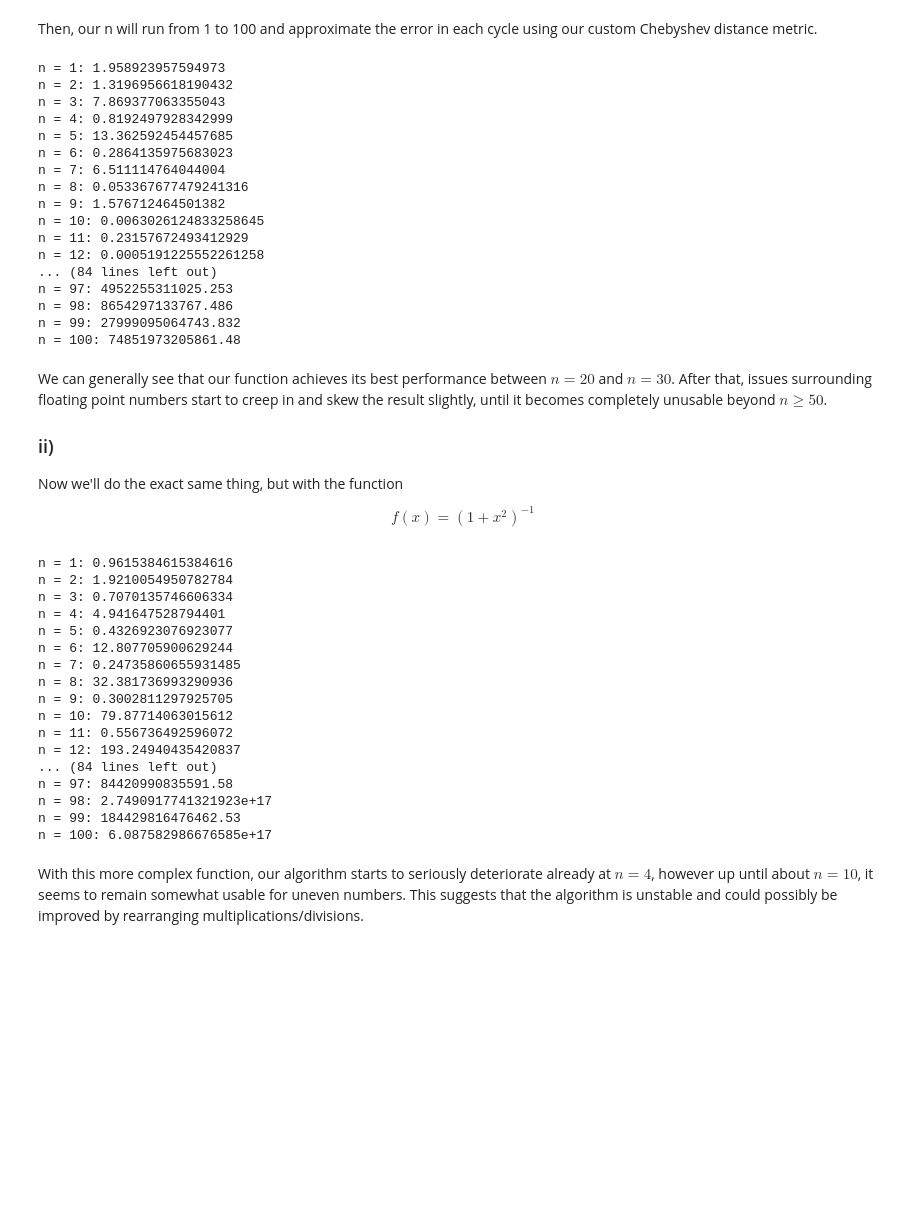
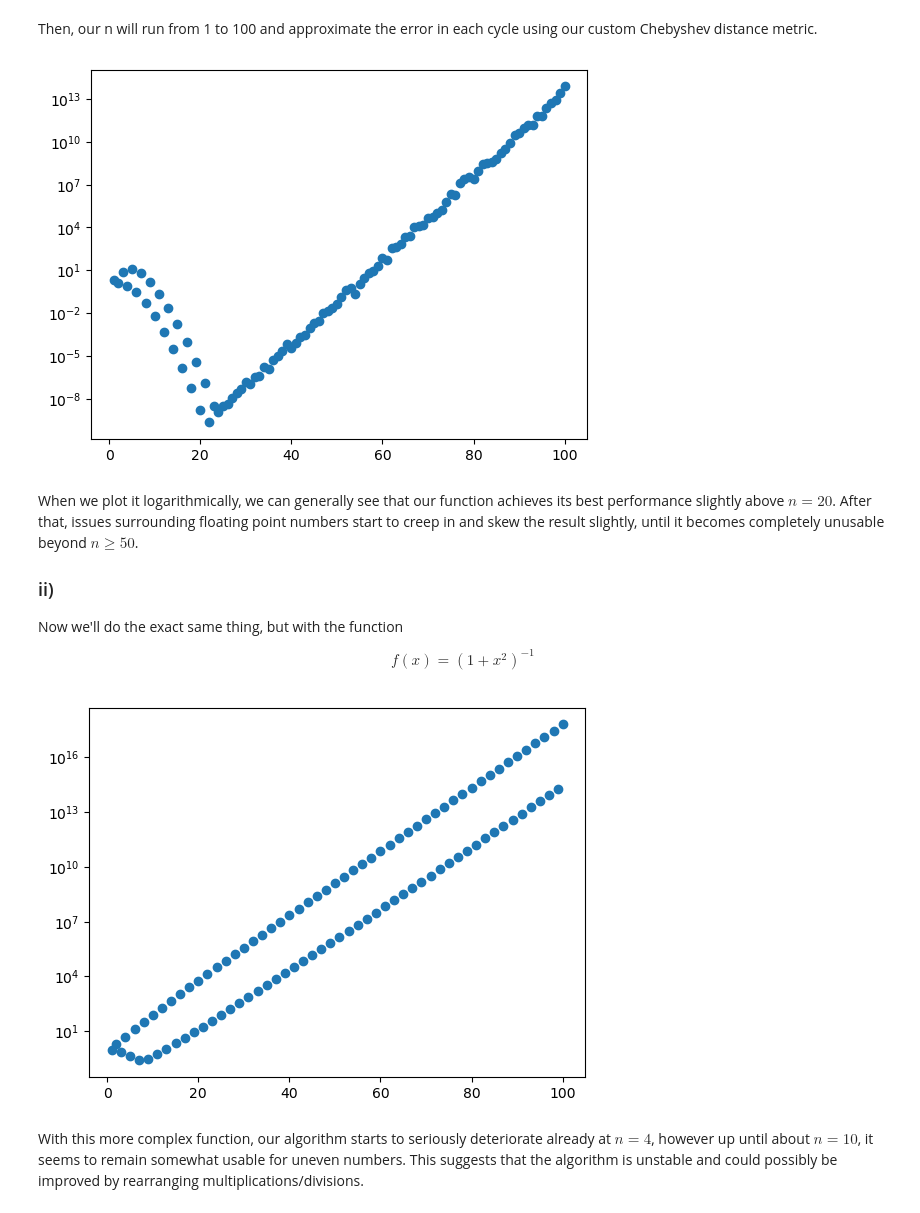
Before and after one commit to mathiashusted/CoMa2, a Jupyter notebook: Assignment3/Assignment 3.ipynb, the cells around one changed output. Saved outputs shown, nothing was run; the diff lists cells and outputs as text; code cells hidden in the pictures; blank space fills up the shorter version.

Commit message:
Plots

```diff
--- a/Assignment3/Assignment 3.ipynb
+++ b/Assignment3/Assignment 3.ipynb
@@ -74,32 +74,21 @@ def chebyshev(a, b, func, x_nodes):
 Then, our n will run from 1 to 100 and approximate the error in each cycle using our custom Chebyshev distance metric.
 # %%
 def run_ns(func):
+    output = []
     for n in range(1,101):
         x_nodes = generate_interval(a, b, n)
         max = chebyshev(a, b, func, x_nodes)
-        print(f"n = {n}: {max}")
+        output.append(max)
+    return output
 
-run_ns(sin)
+data = run_ns(sin)
+
+plt.scatter(range(1,101), data)
+plt.yscale("log")
 # %% [output]
-n = 1: 1.958923957594973
-n = 2: 1.3196956618190432
-n = 3: 7.869377063355043
-n = 4: 0.8192497928342999
-n = 5: 13.362592454457685
-n = 6: 0.2864135975683023
-n = 7: 6.511114764044004
-n = 8: 0.053367677479241316
-n = 9: 1.576712464501382
-n = 10: 0.0063026124833258645
-n = 11: 0.23157672493412929
-n = 12: 0.0005191225552261258
-... (84 lines left out)
-n = 97: 4952255311025.253
-n = 98: 8654297133767.486
-n = 99: 27999095064743.832
-n = 100: 74851973205861.48
+[figure, added]
 # %% [markdown]
-We can generally see that our function achieves its best performance between $n=20$ and $n=30$. After that, issues surrounding floating point numbers start to creep in and skew the result slightly, until it becomes completely unusable beyond $n\ge50$.
+When we plot it logarithmically, we can generally see that our function achieves its best performance slightly above $n=20$. After that, issues surrounding floating point numbers start to creep in and skew the result slightly, until it becomes completely unusable beyond $n\ge50$.
 
 ### ii)
 
@@ -112,24 +101,11 @@ $$
 def new_func(x):
     return 1/(1 + x*x)
 
-run_ns(new_func)
+data = run_ns(new_func)
+
+plt.scatter(range(1,101), data)
+plt.yscale("log")
 # %% [output]
-n = 1: 0.9615384615384616
-n = 2: 1.9210054950782784
-n = 3: 0.7070135746606334
-n = 4: 4.941647528794401
-n = 5: 0.4326923076923077
-n = 6: 12.807705900629244
-n = 7: 0.24735860655931485
-n = 8: 32.381736993290936
-n = 9: 0.3002811297925705
-n = 10: 79.87714063015612
-n = 11: 0.556736492596072
-n = 12: 193.24940435420837
-... (84 lines left out)
-n = 97: 84420990835591.58
-n = 98: 2.7490917741321923e+17
-n = 99: 184429816476462.53
-n = 100: 6.087582986676585e+17
+[figure, added]
 # %% [markdown]
 With this more complex function, our algorithm starts to seriously deteriorate already at $n=4$, however up until about $n=10$, it seems to remain somewhat usable for uneven numbers. This suggests that the algorithm is unstable and could possibly be improved by rearranging multiplications/divisions.
```
